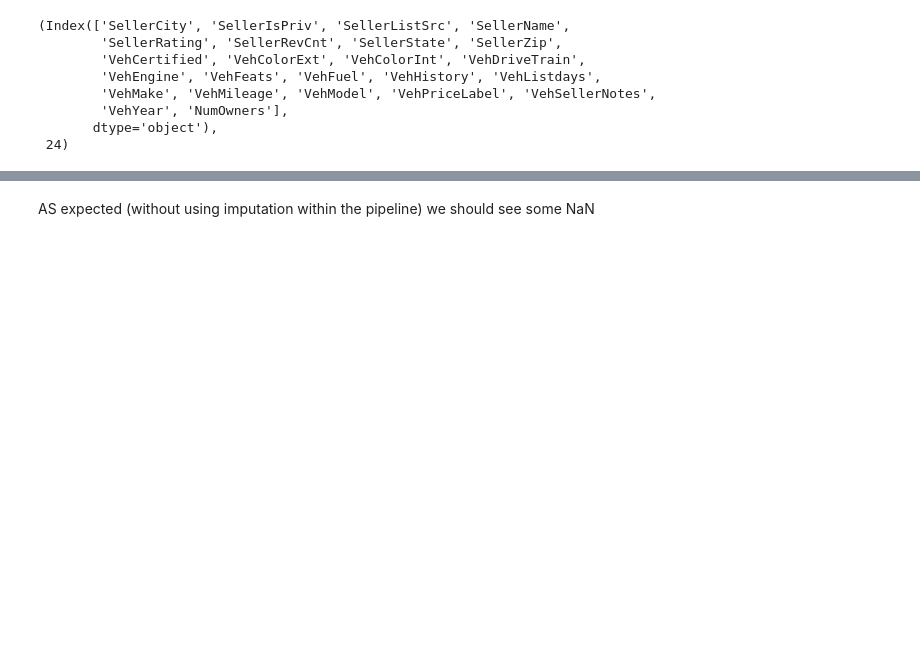
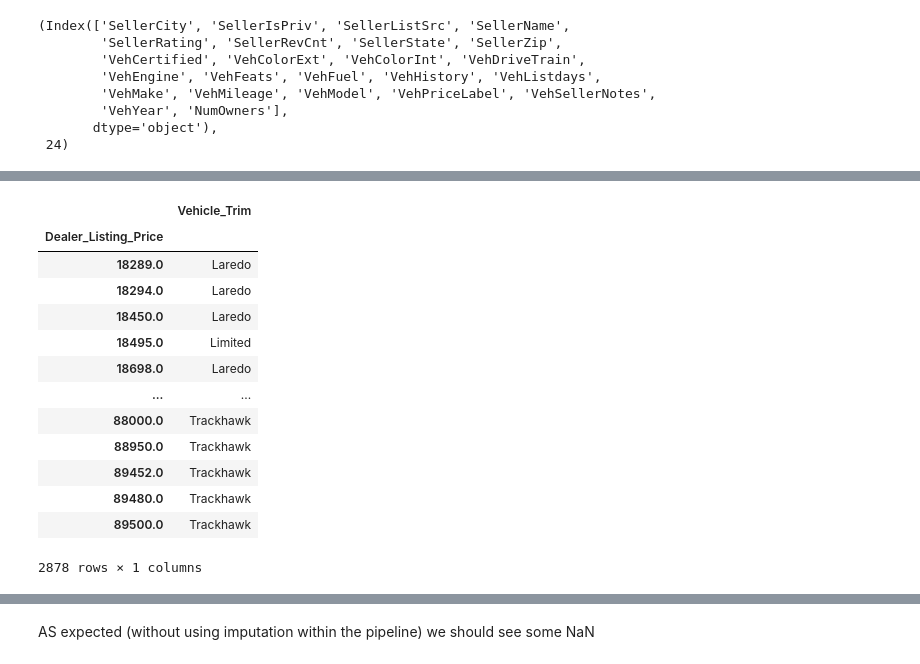
Before and after one commit to gcalbertini/boing, a Jupyter notebook: src/imputationEDA.ipynb, the cells around one changed output, grey strips where cells are left out. Cells and saved outputs as stored; diff of their text form; code cells hidden in the pictures; blank space fills up the shorter version.

```diff
--- a/src/imputationEDA.ipynb
+++ b/src/imputationEDA.ipynb
@@ -595,0 +639,20 @@ X = final_pipeline.fit_transform(X_nulls)
+# %%
+trimLookup = y_train_nulls.groupby("Dealer_Listing_Price")["Vehicle_Trim"].agg(
+    pd.Series.mode
+)
+pd.DataFrame(trimLookup)
+# %% [output]
+|  | Vehicle_Trim |
+| Dealer_Listing_Price |  |
+| 18289.0 | Laredo |
+| 18294.0 | Laredo |
+| 18450.0 | Laredo |
+| 18495.0 | Limited |
+| 18698.0 | Laredo |
+| ... | ... |
+| 88000.0 | Trackhawk |
+| 88950.0 | Trackhawk |
+| 89452.0 | Trackhawk |
+| 89480.0 | Trackhawk |
+| 89500.0 | Trackhawk |
+2878 rows × 1 columns
```
Also changed, not shown: parts of 16 cells of this notebook.
